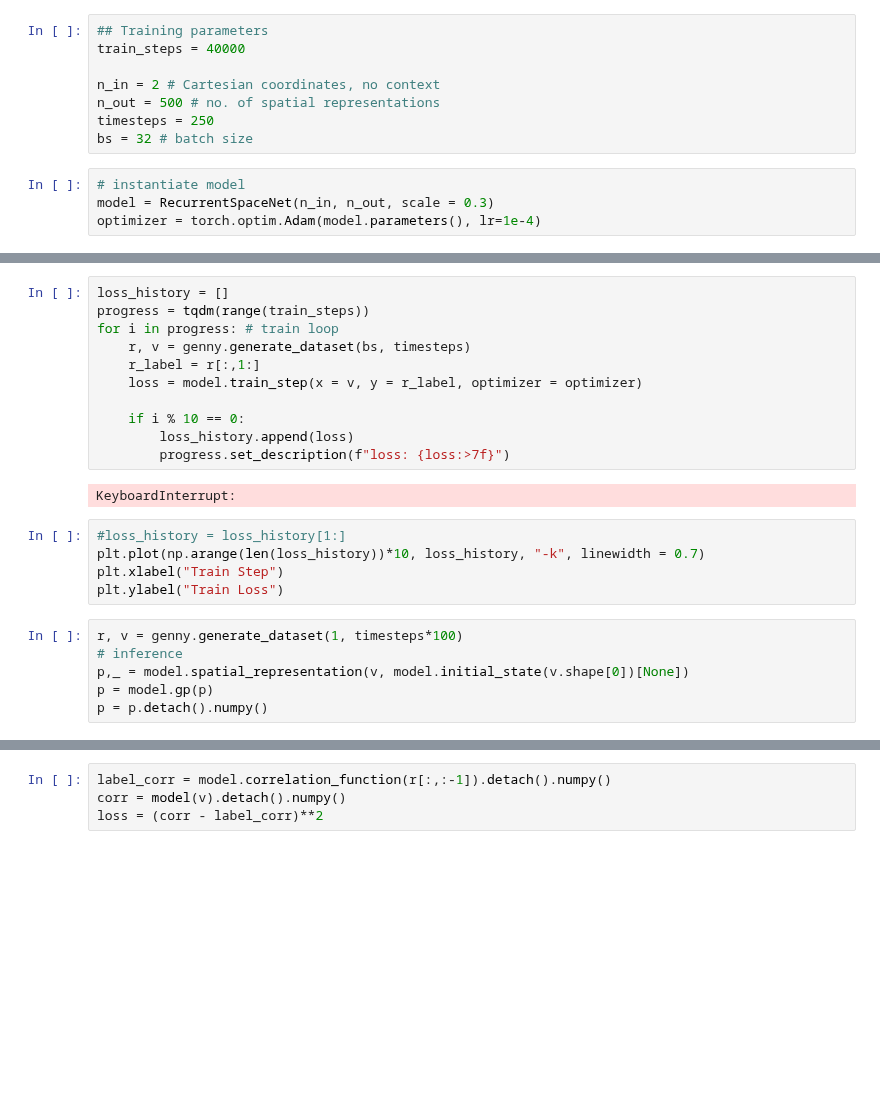
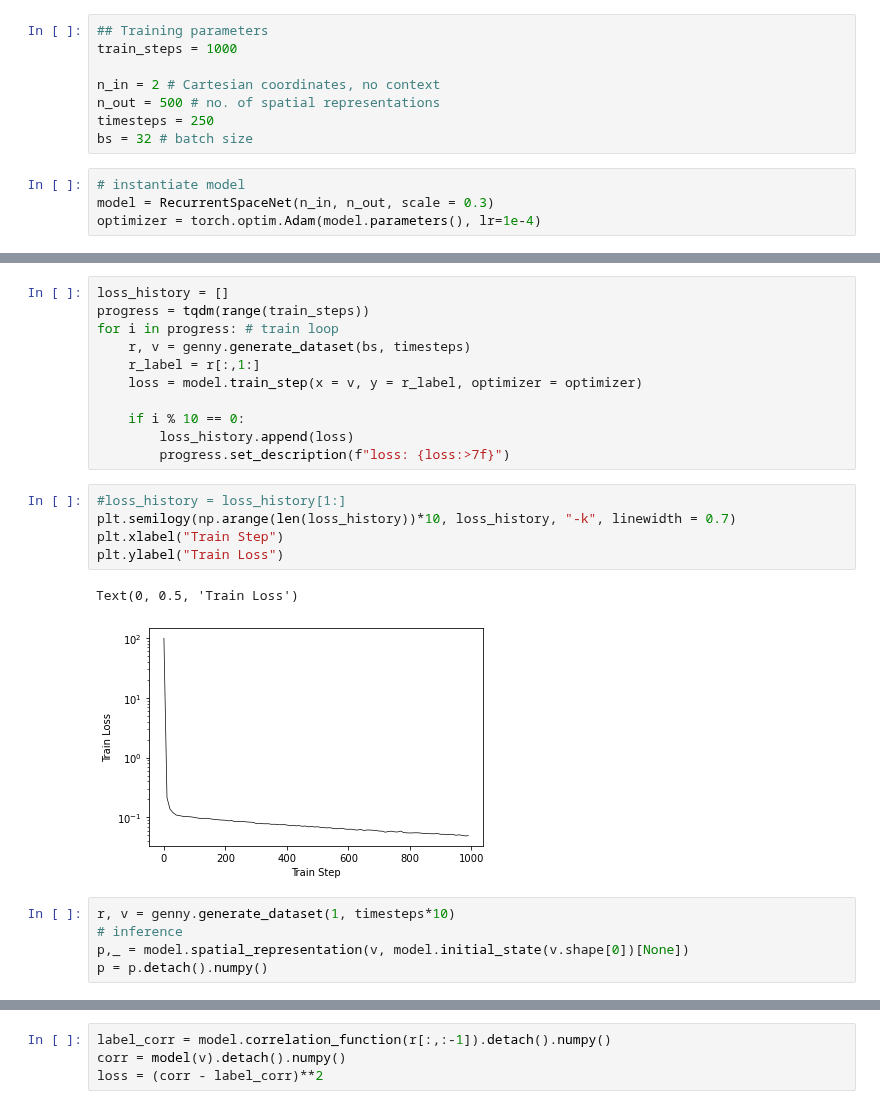
Before and after one commit to bioAI-Oslo/ConjunctiveRepresentations, a Jupyter notebook: train_correlation_RNN.ipynb, the cells around one changed output, grey strips where cells are left out. Cells and saved outputs as stored; diff of their text form; blank space fills up the shorter version.

```diff
--- a/train_correlation_RNN.ipynb
+++ b/train_correlation_RNN.ipynb
@@ -40,7 +40,7 @@ class DatasetMaker(object):
         return torch.tensor(r.astype('float32')), torch.tensor(v.astype('float32'))
 # %%
 ## Training parameters
-train_steps = 40000
+train_steps = 1000
 
 n_in = 2 # Cartesian coordinates, no context
 n_out = 500 # no. of spatial representations
@@ -69,18 +69,18 @@ for i in progress: # train loop
     if i % 10 == 0:
         loss_history.append(loss)
         progress.set_description(f"loss: {loss:>7f}")
-# %% [output]
-KeyboardInterrupt:
 # %%
 #loss_history = loss_history[1:]
-plt.plot(np.arange(len(loss_history))*10, loss_history, "-k", linewidth = 0.7)
+plt.semilogy(np.arange(len(loss_history))*10, loss_history, "-k", linewidth = 0.7)
 plt.xlabel("Train Step")
 plt.ylabel("Train Loss")
+# %% [output]
+Text(0, 0.5, 'Train Loss')
+[figure, added]
 # %%
-r, v = genny.generate_dataset(1, timesteps*100)
+r, v = genny.generate_dataset(1, timesteps*10)
 # inference
 p,_ = model.spatial_representation(v, model.initial_state(v.shape[0])[None])
-p = model.gp(p)
 p = p.detach().numpy()
 # %%
 n_show = 8 # show all units in network
```
Also changed, not shown: parts of 4 cells of this notebook, 2 other files.
